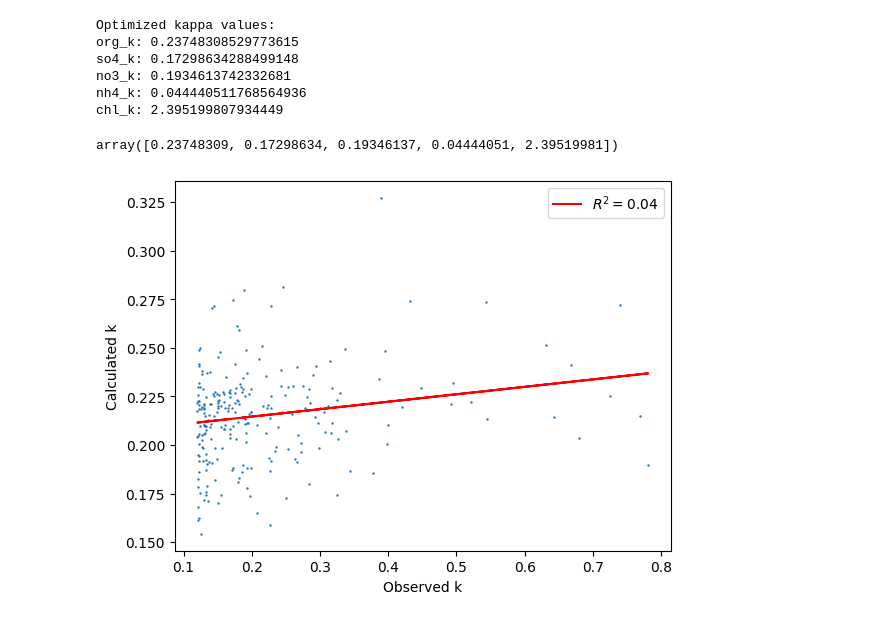
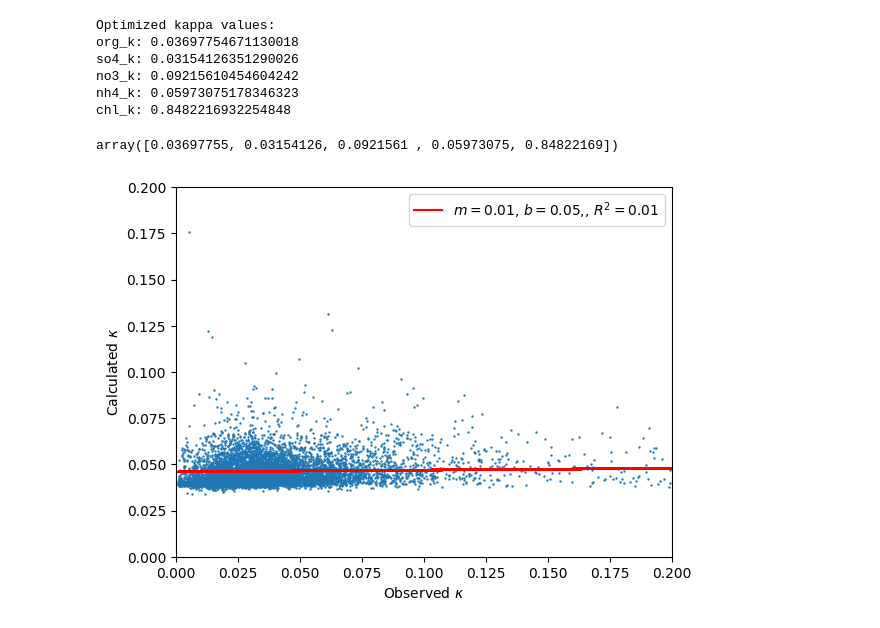
Before and after one commit to csoloff/ACTIVATE_CCN_closure, a Jupyter notebook: scripts/03_AMS_fit.ipynb, the cells around one changed output. Cells and saved outputs as stored; diff of their text form; code cells hidden in the pictures.

Commit message:
Ran code to generate figures for ppt

```diff
--- a/scripts/03_AMS_fit.ipynb
+++ b/scripts/03_AMS_fit.ipynb
@@ -35,7 +35,7 @@ def objective(params, d):
 # Define initial guesses for the kappas
 initial_guess = [0.1, 0.1, 0.1, 0.1, 0.1]
 
-d_sub = d[(d['k_obs']>0.12)&(d['k_obs']<1)]
+d_sub = d#[(d['k_obs']>0.0)&(d['k_obs']<.1)]
 
 # Perform the optimization
 result = minimize(objective, initial_guess, args=(d_sub), method='Nelder-Mead')
@@ -51,29 +51,29 @@ print("nh4_k:", nh4_k_opt)
 print("chl_k:", chl_k_opt)
 # %% [output]
 Optimized kappa values:
-org_k: 0.23748308529773615
-so4_k: 0.17298634288499148
-no3_k: 0.1934613742332681
-nh4_k: 0.044440511768564936
-chl_k: 2.395199807934449
+org_k: 0.03697754671130018
+so4_k: 0.03154126351290026
+no3_k: 0.09215610454604242
+nh4_k: 0.05973075178346323
+chl_k: 0.8482216932254848
 # %%
 result.x
 # %% [output]
-array([0.23748309, 0.17298634, 0.19346137, 0.04444051, 2.39519981])
+array([0.03697755, 0.03154126, 0.0921561 , 0.05973075, 0.84822169])
 # %%
-d_sub = calc_k(d_sub, *result.x)
+d_sub = calc_k(d_sub, *result.x).dropna(subset=['k_obs', 'k'])
 # Fit a line to the data
 slope, intercept, r_value, _, _ = linregress(d_sub['k_obs'], d_sub['k'])
 r_squared = r_value ** 2
 
 # Plot the scatter and fitted line
 plt.scatter(d_sub['k_obs'], d_sub['k'], s=0.5)
-plt.plot(d_sub['k_obs'], slope * d_sub['k_obs'] + intercept, color="red", label=f"$R^2 = {r_squared:.2f}$")
-#plt.xlim([0, 0.1])
-#plt.ylim([0, 0.1])
-plt.xlabel("Observed k")
-plt.ylabel("Calculated k")
+plt.plot(d_sub['k_obs'], slope * d_sub['k_obs'] + intercept, color="red", label=f"$m = {slope:.2f}$, $b = {intercept:.2f}$, $R^2 = {r_squared:.2f}$")
+plt.xlim([0, 0.2])
+plt.ylim([0, 0.2])
+plt.xlabel(r"Observed $\kappa$")
+plt.ylabel(r"Calculated $\kappa$")
 plt.legend()
-plt.show()
+plt.savefig('../figures/ams_fit.png', dpi=300)
 # %% [output]
-[figure, old version]
+[figure, new version]
```
Also changed, not shown: parts of 1 cell of this notebook, 3 other files.
